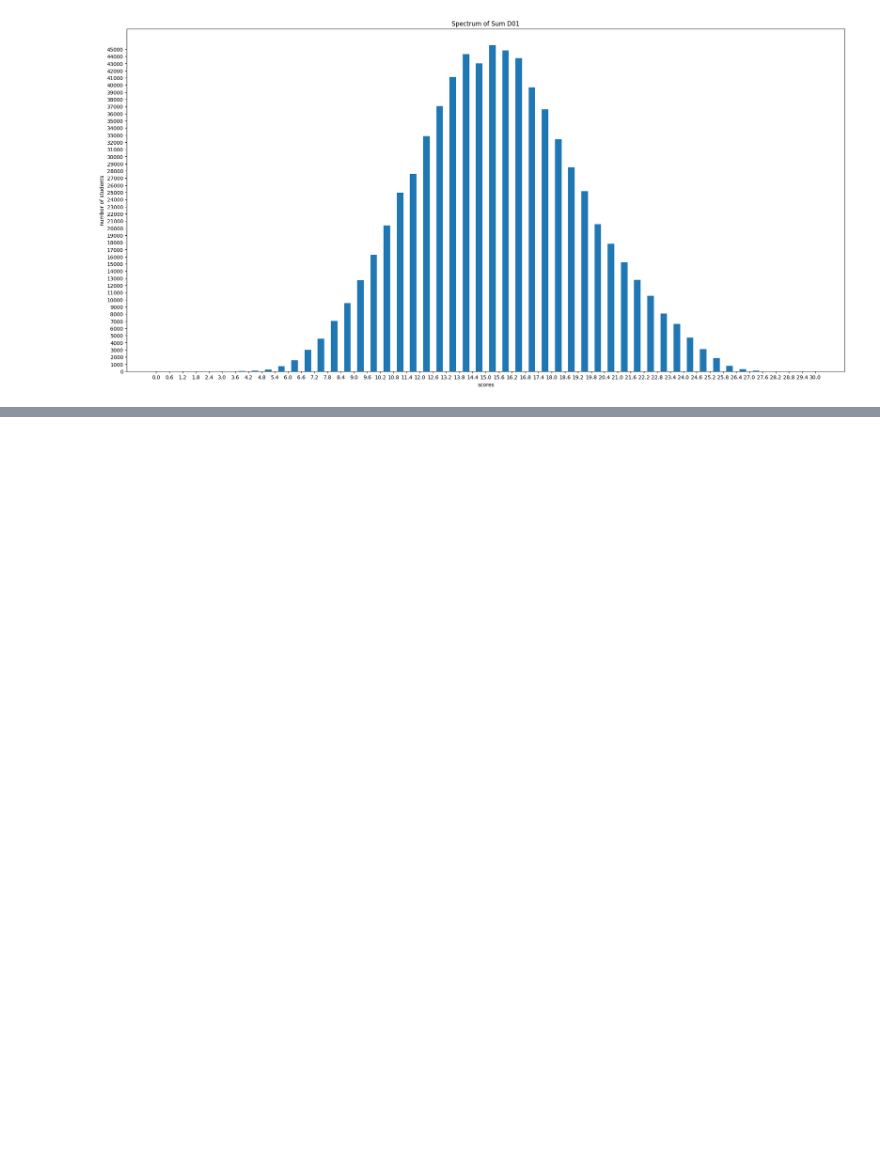
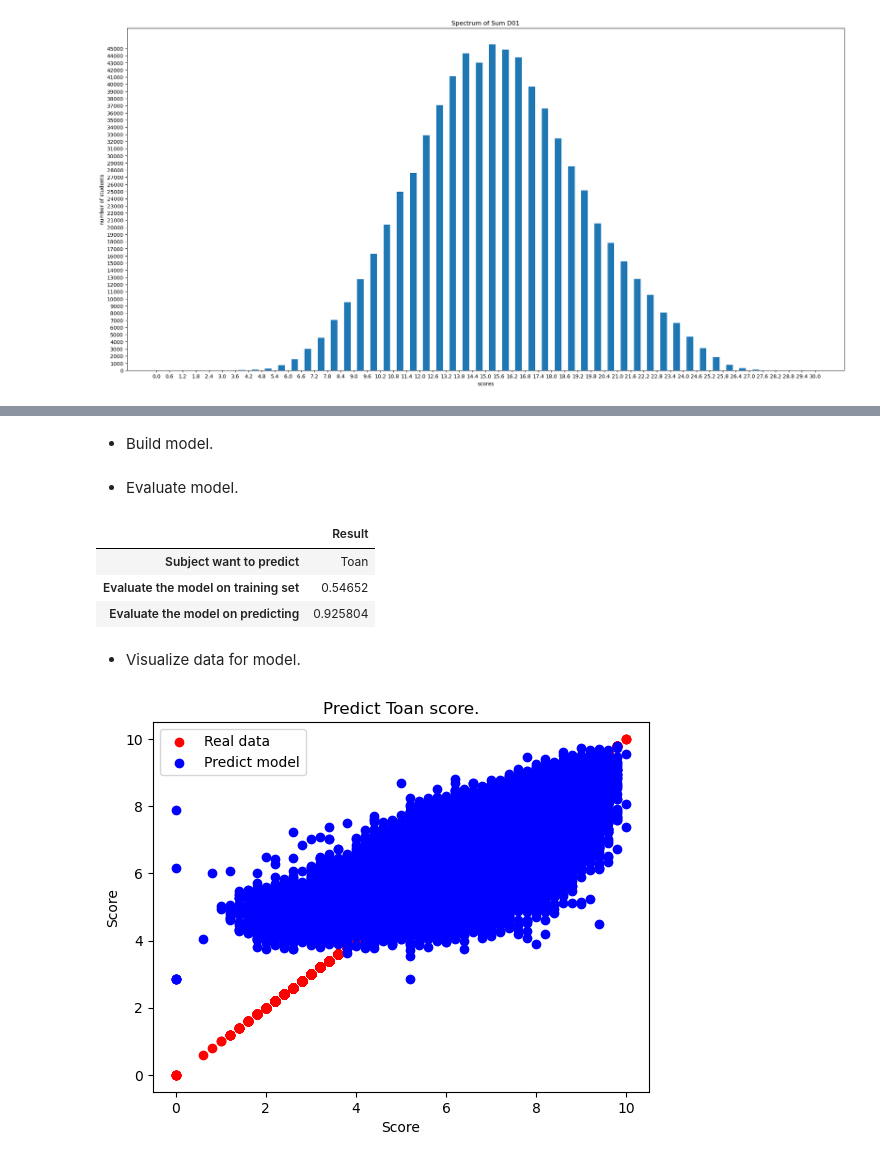
Before and after one commit to HoDangCao/Analyze-College-Entrance-Exam-Scores, a Jupyter notebook: demo.ipynb, the cells around one changed output, grey strips where cells are left out. Cells and saved outputs as stored; diff of their text form; code cells hidden in the pictures; blank space fills up the shorter version.

Commit message:
20127476_update_model

```diff
--- a/demo.ipynb
+++ b/demo.ipynb
@@ -335,0 +425,5 @@ visualize_spectrum('Sum D01', get_subject_from_group('D01'))
+# %%
+predictGroup = {'A00':['Toan','Li','Hoa']
+        ,'B00':['Toan','Hoa','Sinh']
+        ,'C00':['Van','Su','Dia']
+        ,'D01':['Van','Toan','Ngoai_ngu','N1']}
@@ -335,0 +445,26 @@ visualize_spectrum('Sum D01', get_subject_from_group('D01'))
+# %%
+groupWantToPredict = 'A00'
+dataForModel = getDataByGroup(df,groupWantToPredict,predictGroup)
+# %%
+subjectWantToPredict = 'Toan'
+dataField, resultField = prepareDataForModel(dataForModel,subjectWantToPredict)
+# %% [markdown]
+- Build model.
+# %%
+y_test, y_preds, scoreOnTrain, RMSE = buildLinearMultiRegressionModel(dataField,resultField)
+# %% [markdown]
+- Evaluate model.
+# %%
+eva = evaluationModel(scoreOnTrain, RMSE,subjectWantToPredict)
+eva
+# %% [output]
+|  | Result |
+| Subject want to predict | Toan |
+| Evaluate the model on training set | 0.54652 |
+| Evaluate the model on predicting | 0.925804 |
+# %% [markdown]
+- Visualize data for model.
+# %%
+visualizationDataLine(y_test,y_preds,subjectWantToPredict)
+# %% [output]
+[figure, added]
```
Also changed, not shown: parts of 22 cells of this notebook.
